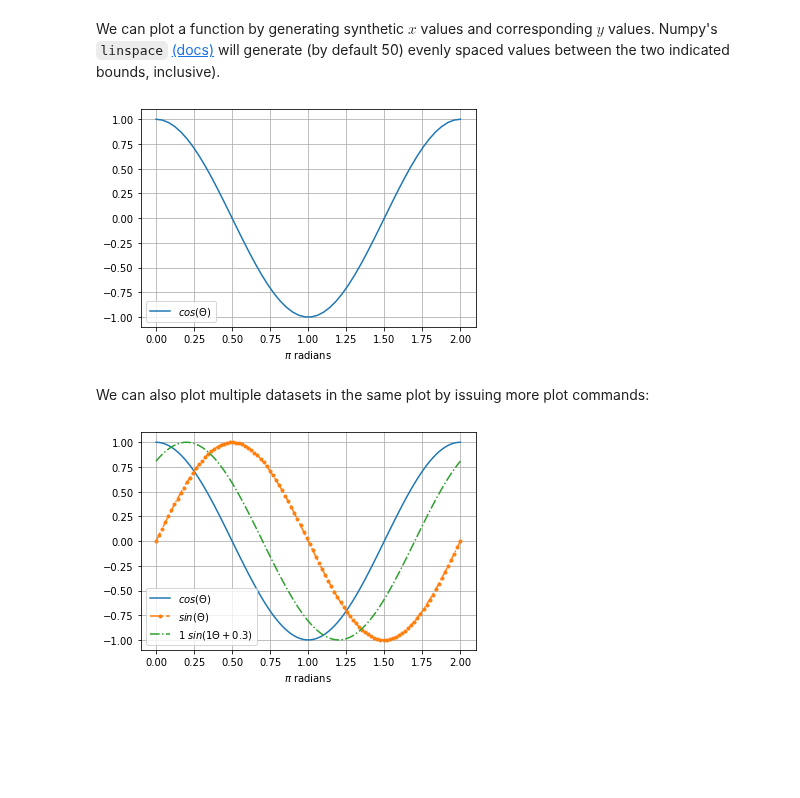
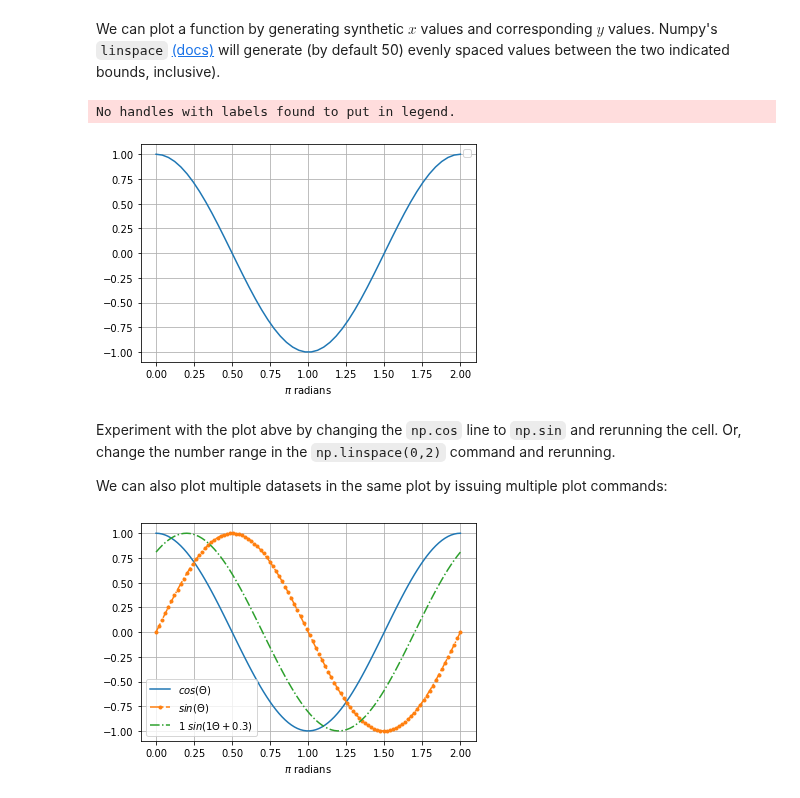
Before and after one commit to mpfoster/Biochem5721, a Jupyter notebook: Intro_python_plotting_5721_AU22.ipynb, the cells around one changed output. Saved outputs shown, nothing was run; the diff lists cells and outputs as text; code cells hidden in the pictures; blank space fills up the shorter version.

```diff
--- a/Intro_python_plotting_5721_AU22.ipynb
+++ b/Intro_python_plotting_5721_AU22.ipynb
@@ -139,12 +139,16 @@ import numpy as np
 We can plot a function by generating synthetic $x$ values and  corresponding $y$ values. Numpy's `linspace` [(docs)](https://numpy.org/doc/stable/reference/generated/numpy.linspace.html) will generate (by default 50) evenly spaced values between the two indicated bounds, inclusive).
 # %%
 x = np.linspace(0,2) # generates an array of x values between 0 and 2
-plt.plot(x,np.cos(x*np.pi), label='$cos(\Theta)$')  # using the predefined variable np.pi
+y = np.cos(x*np.pi) # using the predefined variable np.pi
+plt.plot(x,y)
 plt.xlabel('$\pi$ radians')
 plt.grid(); plt.legend(); plt.show()
 # %% [output]
+No handles with labels found to put in legend.
-[figure, old version]
+[figure, new version]
-# %% [markdown]
-We can also plot multiple datasets in the same plot by issuing more plot commands:
+# %% [markdown]
+Experiment with the plot abve by changing the `np.cos` line to `np.sin` and rerunning the cell. Or, change the number range in the `np.linspace(0,2)` command and rerunning.
+
+We can also plot multiple datasets in the same plot by issuing multiple plot commands:
 # %%
 x = np.linspace(0,2,100) # generates an array of 100 x values between 0 and 2
```
Also changed, not shown: parts of 1 cell of this notebook.
